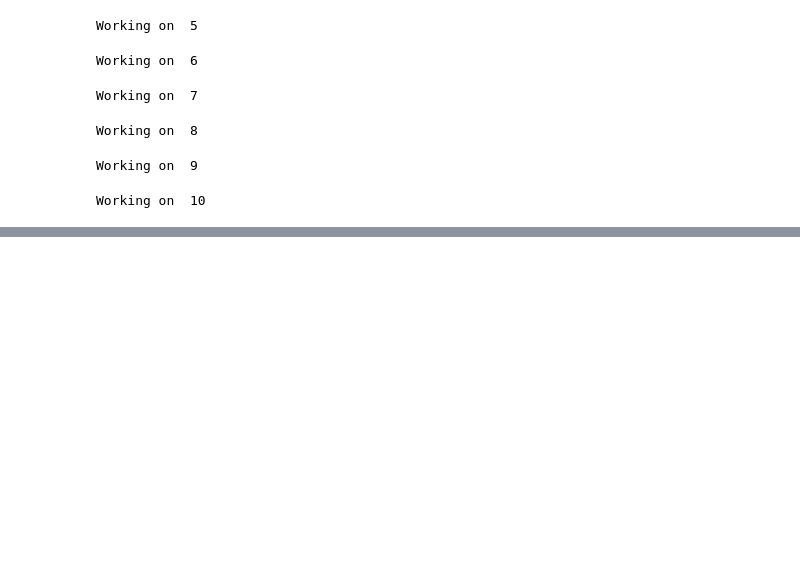
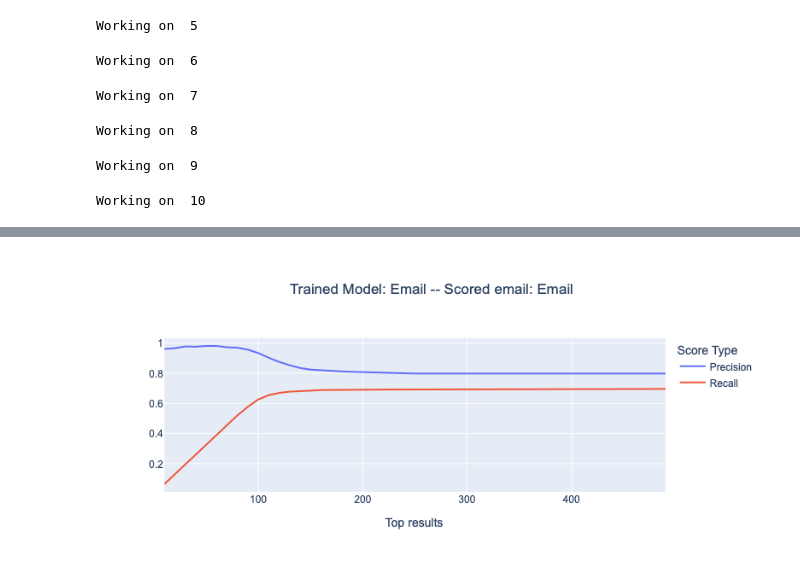
Before and after one commit to Riaal-Domingues/forensic_document_classification, a Jupyter notebook: notebooks/Models/Experiment3.ipynb, the cells around one changed output, grey strips where cells are left out. Saved outputs shown, nothing was run; the diff lists cells and outputs as text; code cells hidden in the pictures; blank space fills up the shorter version.

```diff
--- a/notebooks/Models/Experiment3.ipynb
+++ b/notebooks/Models/Experiment3.ipynb
@@ -741,19 +785,19 @@ def score_multiple_queries(email_query_scores,par_query_scores, top_n):
         ranked_emails_par_email,file_mapping_par_email  = score_mails(par_model, par_query_score, par_dictionary, email_texts, email_files)
         ranked_emails_par_par,file_mapping_par_par  = score_mails(par_model, par_query_score, par_dictionary, par_texts, par_files)
 
-        precision_list,recal_list = generate_metrics(ranked_emails_email_email, file_mapping_email_email, top_n)
+        precision_list,recall_list = generate_metrics(ranked_emails_email_email, file_mapping_email_email, top_n)
         precision_list_email_email.append(precision_list)
         recall_list_email_email.append(recall_list)
 
-        precision_list,recal_list = generate_metrics(ranked_emails_email_par, file_mapping_email_par, top_n)
+        precision_list,recall_list = generate_metrics(ranked_emails_email_par, file_mapping_email_par, top_n)
         precision_list_email_par.append(precision_list)
         recall_list_email_par.append(recall_list)
 
-        precision_list,recal_list = generate_metrics(ranked_emails_par_email, file_mapping_par_email, top_n)
+        precision_list,recall_list = generate_metrics(ranked_emails_par_email, file_mapping_par_email, top_n)
         precision_list_par_email.append(precision_list)
         recall_list_par_email.append(recall_list)
 
-        precision_list,recal_list = generate_metrics(ranked_emails_par_par, file_mapping_par_par, top_n)
+        precision_list,recall_list = generate_metrics(ranked_emails_par_par, file_mapping_par_par, top_n)
         precision_list_par_par.append(precision_list)
         recall_list_par_par.append(recall_list)
 
@@ -769,7 +813,7 @@ def score_multiple_queries(email_query_scores,par_query_scores, top_n):
 
     return precision_dictionary,recall_dictionary
 
-precision_dictionary,recall_dictionary = score_multiple_queries(email_query_scores,par_query_scores)
+precision_dictionary,recall_dictionary = score_multiple_queries(email_query_scores,par_query_scores, top_n)
 # %% [output]
 Working on  1
 Working on  2
@@ -852,0 +828,71 @@ plot_pr_metrics(top_n,precision_avg,recall_avg,'Trained Model: Paragraph -- Scor
+# %%
+# from operator import add
+
+no_samples = len(precision_dictionary["email_email"])
+
+def sum_metrics(list1,list2):
+    sum = list( map(add, list1, list2) )
+    return sum
+
+def calculate_avg_pr(precision_scores,recall_scores, top_n):
+    precision_avg = [0] * len(top_n)
+    recall_avg = [0] * len(top_n)
+
+    for precision_list,recall_list in zip(precision_scores,recall_scores):
+        precision_avg = sum_metrics(precision_avg,precision_list)
+        recall_avg = sum_metrics(recall_avg,recall_list)
+
+    precision_avg = [number / no_samples for number in precision_avg]
+    recall_avg = [number / no_samples for number in recall_avg]
+
+    return precision_avg,recall_avg
+
+
+
+precision_scores = precision_dictionary["email_email"]
+recall_scores = recall_dictionary["email_email"]
+precision_avg_e_e,recall_avg_e_e = calculate_avg_pr(precision_scores,recall_scores,top_n)
+
+plot_pr_metrics(top_n,precision_avg_e_e,recall_avg_e_e,'Trained Model: Email -- Scored email: Email')
+
+#precision_list,recall_list = generate_metrics(ranked_emails_email_email, file_mapping_email_email, top_n)
+#plot_pr_metrics(top_n,precision_list,recall_list,'Model: Email, Email scores: Email')
+
+
+
+precision_scores = precision_dictionary["email_par"]
+recall_scores = recall_dictionary["email_par"]
+precision_avg_e_p,recall_avg_e_p = calculate_avg_pr(precision_scores,recall_scores,top_n)
+
+plot_pr_metrics(top_n,precision_avg_e_p,recall_avg_e_p,'Trained Model: Email -- Scored email: Paragraph')
+
+#precision_list,recall_list = generate_metrics(ranked_emails_email_par, file_mapping_email_par, top_n)
+#plot_pr_metrics(top_n,precision_list,recall_list,'Model: Email, Email scores: Paragraph')
+
+
+
+
+
+precision_scores = precision_dictionary["par_email"]
+recall_scores = recall_dictionary["par_email"]
+precision_avg_p_e,recall_avg_p_e = calculate_avg_pr(precision_scores,recall_scores,top_n)
+
+plot_pr_metrics(top_n,precision_avg_p_e,recall_avg_p_e,'Trained Model: Paragraph -- Scored email: Email')
+
+
+#precision_list,recall_list = generate_metrics(ranked_emails_par_email, file_mapping_par_email, top_n)
+#plot_pr_metrics(top_n,precision_list,recall_list,'Model: Paragraph, Email scores: Email')
+
+
+
+precision_scores = precision_dictionary["par_par"]
+recall_scores = recall_dictionary["par_par"]
+precision_avg_p_p,recall_avg_p_p = calculate_avg_pr(precision_scores,recall_scores,top_n)
+
+plot_pr_metrics(top_n,precision_avg_p_p,recall_avg_p_p,'Trained Model: Paragraph -- Scored email: Paragraph')
+
+
+#precision_list,recall_list = generate_metrics(ranked_emails_par_par, file_mapping_par_par, top_n)
+#plot_pr_metrics(top_n,precision_list,recall_list,'Model: Paragraph, Email scores: Paragraph')
+# %% [output]
+[figure, added]
```
Also changed, not shown: parts of 9 cells of this notebook.
